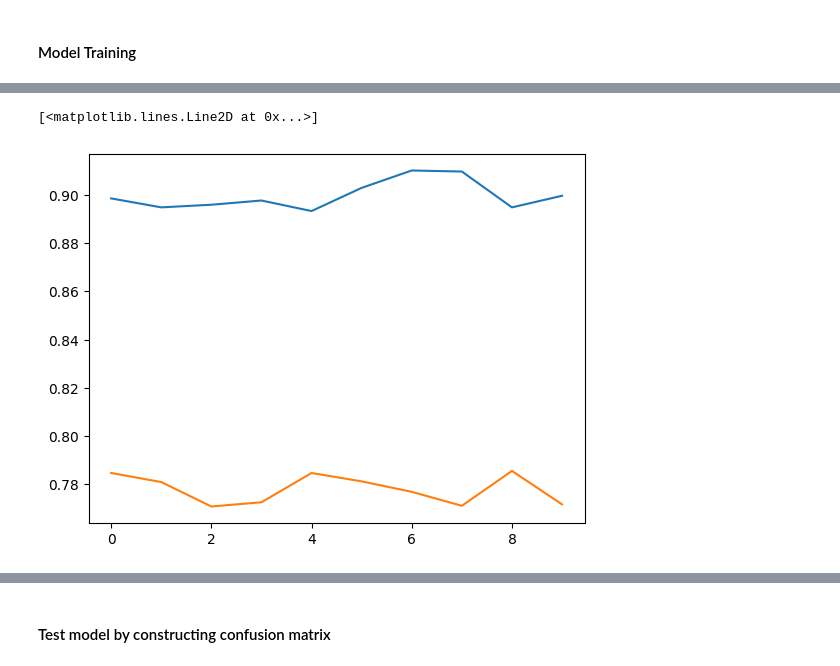
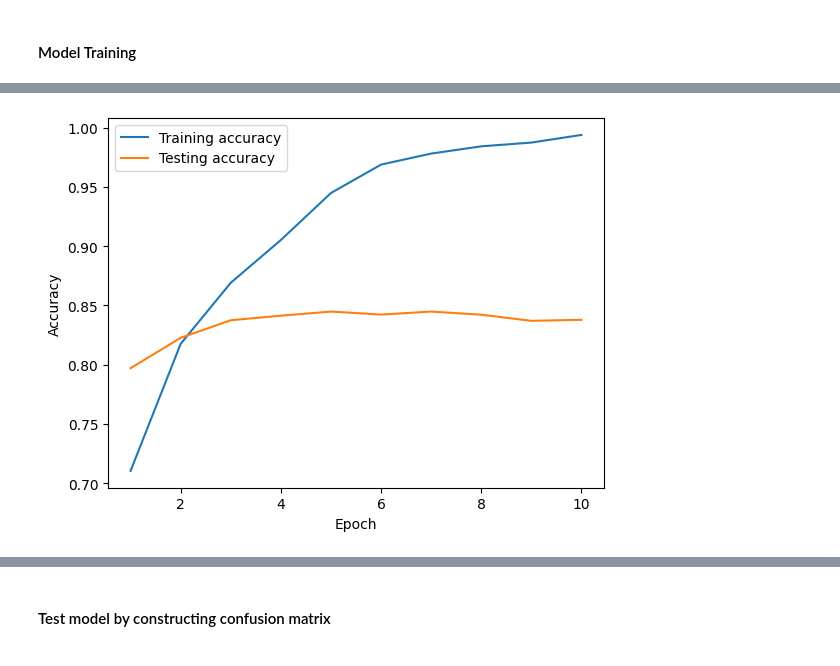
Before and after one commit to RickHanish/Movie_Poster_Dating, a Jupyter notebook: final_project.ipynb, the cells around one changed output, grey strips where cells are left out. Cells and saved outputs as stored; diff of their text form; code cells hidden in the pictures.

```diff
--- a/final_project.ipynb
+++ b/final_project.ipynb
@@ -117,0 +191,14 @@ id_pairs.shape
+# %%
+train_pairs = generate_id_pairs_by_year(train_df)
+test_pairs = generate_id_pairs_by_year(test_df)
+print(f'{train_pairs.shape[0]} training pairs, {test_pairs.shape[0]} testing pairs before downsampling')
+
+downsample_freq = 1000
+train_pairs = train_pairs[::downsample_freq]
+test_pairs = test_pairs[::downsample_freq]
+print(f'{train_pairs.shape[0]} training pairs, {test_pairs.shape[0]} testing pairs after downsampling')
+
+train_labels = np.random.randint(0, 2, len(train_pairs))
+test_labels = np.random.randint(0, 2, len(test_pairs))
+train_pairs[train_labels==0] = train_pairs[train_labels==0][:, ::-1]
+test_pairs[test_labels==0] = test_pairs[test_labels==0][:, ::-1]
@@ -123,7 +216,7 @@ transform = transforms.Compose([
 ])
 
 poster_dict = {}
-for movie_id in sampled_data['id']:
-    poster = np.array(Image.open(f'Multi_Label_dataset/Images/{movie_id}.jpg'))
+for movie_id in data_with_posters['id']:
+    poster = np.array(Image.open(f'century_poster_dataset/{movie_id}.jpg'))
     poster_dict[int(movie_id[2:])] = transform(poster)
-assert len(poster_dict) == sampled_data.shape[0]
+assert len(poster_dict) == data_with_posters.shape[0]
@@ -163,7 +262,7 @@ class MoviePairDataset(Dataset):
 class PosterComparisonModel(nn.Module):
     def __init__(self, feature_dim=512):
         super(PosterComparisonModel, self).__init__()
-        resnet = models.resnet18(pretrained=True) # Pretrained feature extractor (ResNet)
+        resnet = models.resnet18(weights=models.ResNet18_Weights.DEFAULT) # Pretrained feature extractor (ResNet)
         self.feature_extractor = nn.Sequential(*list(resnet.children())[:-1]) # Remove the last layer
         self.flatten = nn.Flatten()
 
@@ -184,13 +283,13 @@ class PosterComparisonModel(nn.Module):
         out = self.fc(combined_features)
         return out
 # %%
-train_pairs, test_pairs, train_labels, test_labels = train_test_split(id_pairs, labels, test_size=0.2, random_state=42, shuffle=True)
+batch_size = 64
 
 train_dataset = MoviePairDataset(pairs=train_pairs, labels=train_labels, poster_dict=poster_dict)
-train_loader = DataLoader(train_dataset, batch_size=32, shuffle=True)
+train_loader = DataLoader(train_dataset, batch_size=batch_size, shuffle=True)
 
 test_dataset = MoviePairDataset(pairs=test_pairs, labels=test_labels, poster_dict=poster_dict)
-test_loader = DataLoader(test_dataset, batch_size=32, shuffle=False)
+test_loader = DataLoader(test_dataset, batch_size=batch_size, shuffle=False)
 # %%
 print(len(train_loader))
 print(len(test_loader))
@@ -308,12 +418,14 @@ Epoch 10, Loss: 0.0413, Test Accuracy: 0.7894
 # %%
 train_batch_accs = np.array(train_batch_accs)
 train_batch_losses = np.array(train_batch_losses)
 test_batch_accs = np.array(test_batch_accs)
-train_epoch_accs = np.mean(train_batch_accs.reshape((len(train_loader), -1)), axis=0)
-train_epoch_losses = np.mean(train_batch_losses.reshape((len(train_loader), -1)), axis=0)
-test_epoch_accs = np.mean(test_batch_accs.reshape((len(test_loader), -1)), axis=0)
-plt.plot(train_epoch_accs)
-plt.plot(test_epoch_accs)
+train_epoch_accs = np.mean(train_batch_accs.reshape((num_epochs, -1)), axis=1)
+train_epoch_losses = np.mean(train_batch_losses.reshape((num_epochs, -1)), axis=1)
+test_epoch_accs = np.mean(test_batch_accs.reshape((num_epochs, -1)), axis=1)
+plt.plot(range(1, num_epochs+1), train_epoch_accs, label='Training accuracy')
+plt.plot(range(1, num_epochs+1), test_epoch_accs, label='Testing accuracy')
+plt.legend()
+plt.gca().set(xlabel='Epoch', ylabel='Accuracy')
+plt.show()
 # %% [output]
-[<matplotlib.lines.Line2D at 0x...>]
-[figure, old version]
+[figure, new version]
```
Also changed, not shown: parts of 35 cells of this notebook, 1 other file.
